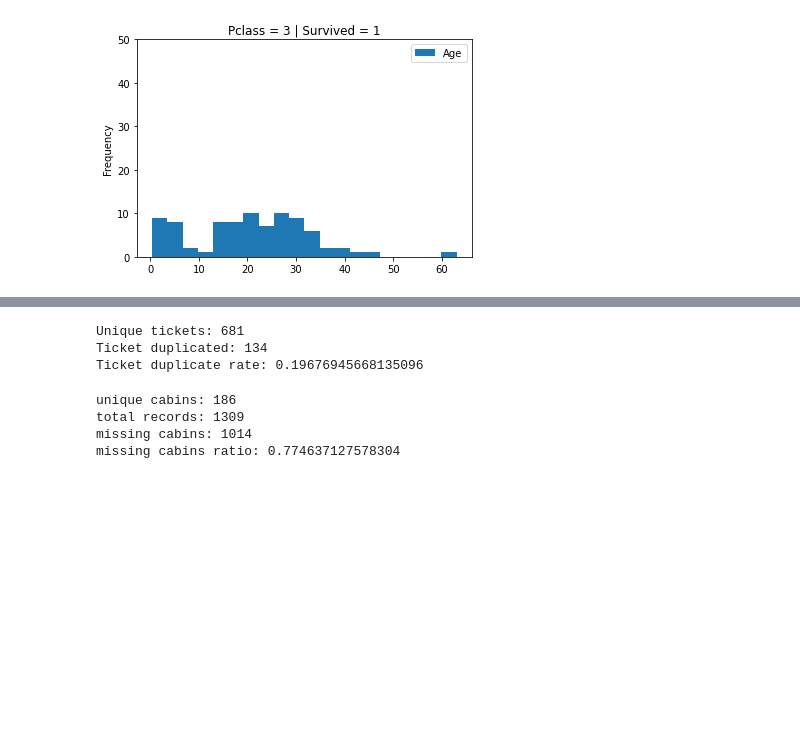
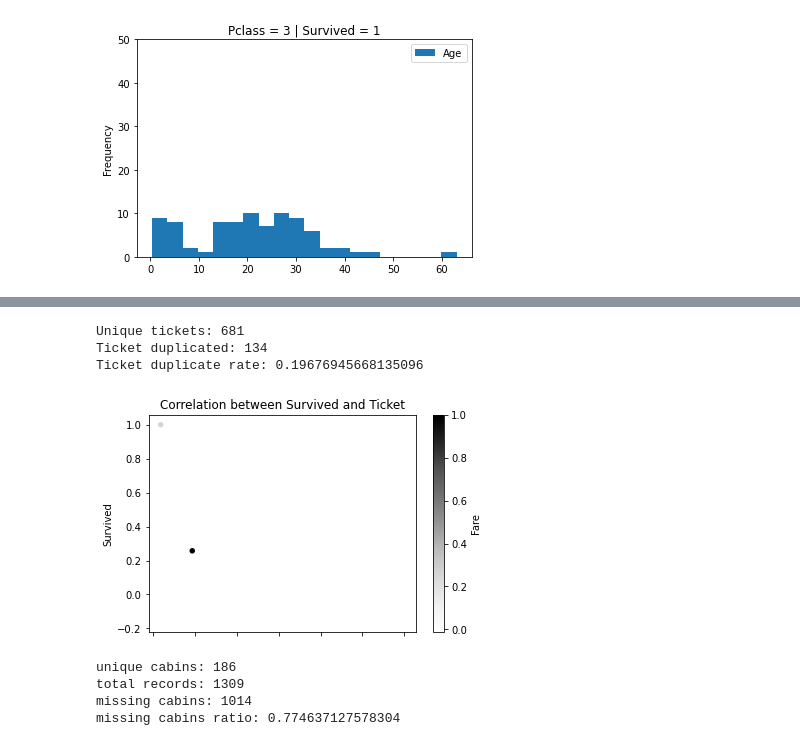
Before and after one commit to lumalav/CAP5610, a Jupyter notebook: HW1/HW1.ipynb, the cells around one changed output, grey strips where cells are left out. Saved outputs shown, nothing was run; the diff lists cells and outputs as text; code cells hidden in the pictures; blank space fills up the shorter version.

```diff
--- a/HW1/HW1.ipynb
+++ b/HW1/HW1.ipynb
@@ -149,24 +136,23 @@ nueva linea
 # %%
 #Q14
 import pandas as pd
 data = pd.read_csv('Titanic/train.csv')
 tickets_ = data.pivot_table(index=['Ticket'], aggfunc ='size').to_frame()
 tickets_dups = tickets_.loc[tickets_[0] > 1]
 print('Unique tickets: ' + str(len(tickets_.index)))
 print('Ticket duplicated: ' + str(len(tickets_dups.index)))
 print('Ticket duplicate rate: ' + str(len(tickets_dups.index) / len(tickets_.index)))
-tickets_2 = data.pivot_table(index=['Ticket', 'Survived'], aggfunc ='size').to_frame()
-# for x in ['PassengerId','Pclass','Name','Sex','Age','SibSp','Parch','Fare','Cabin','Embarked']:
-#     data = data.drop(x, 1)
+for x in ['PassengerId','Pclass','Name','Sex','Age','SibSp','Parch','Cabin','Embarked']:
+    data = data.drop(x, 1)
 
-
-# data['Ticket']=data['Ticket'].astype('category').cat.codes
-# q14 = data.corr()
-# q14.plot.scatter(x='Ticket',y='Survived', title='Correlation between Survived and Ticket');
+data['Ticket']=data['Ticket'].astype('category').cat.codes
+q14 = data.corr()
+q14.plot.scatter(x='Ticket',y='Survived', title='Correlation between Survived and Ticket');
 # %% [output]
 Unique tickets: 681
 Ticket duplicated: 134
 Ticket duplicate rate: 0.19676945668135096
+[figure, added]
 # %%
 #Q15
 import pandas as pd
```
Also changed, not shown: parts of 3 cells of this notebook.
